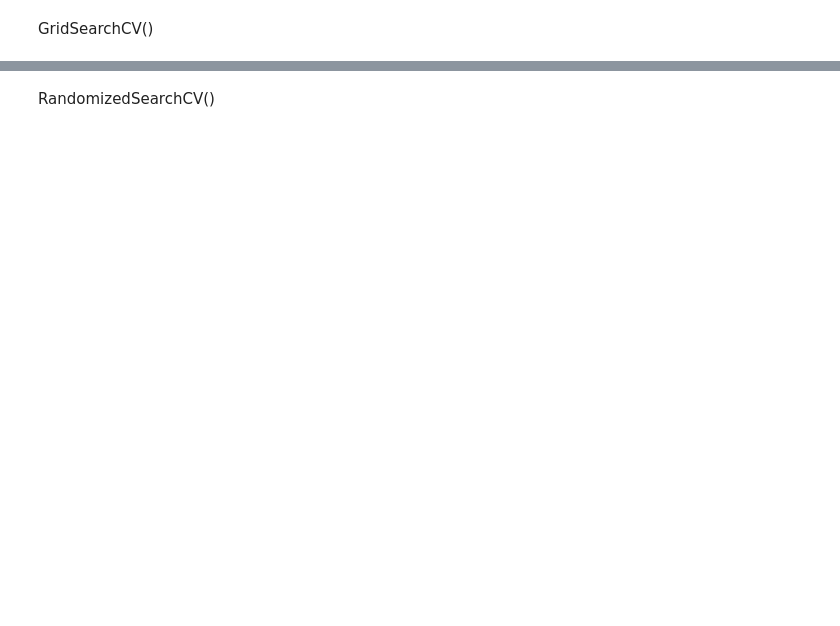
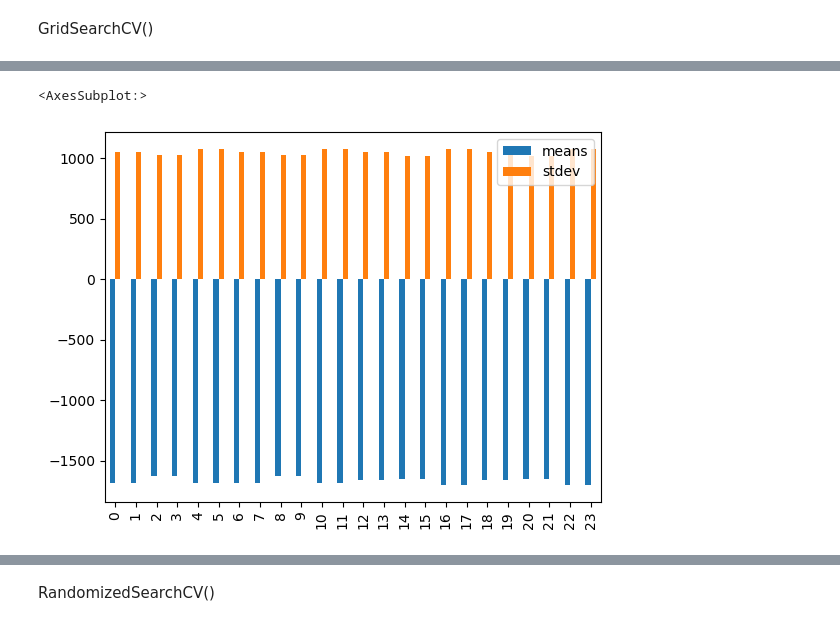
Before and after one commit to Napatji/ML, a Jupyter notebook: Activity 6/Activity6.ipynb, the cells around one changed output, grey strips where cells are left out. Saved outputs shown, nothing was run; the diff lists cells and outputs as text; code cells hidden in the pictures; blank space fills up the shorter version.

```diff
--- a/Activity 6/Activity6.ipynb
+++ b/Activity 6/Activity6.ipynb
@@ -235,0 +293,10 @@ grid_result.Bar()
+# %%
+# Display Mean, std, params
+# plot linear
+data_linear
+df_linear = pd.DataFrame(data=data_linear)
+df_linear
+df_linear.plot.bar()
+# %% [output]
+<AxesSubplot:>
+[figure, added]
```
Also changed, not shown: parts of 27 cells of this notebook, 5 other files.
